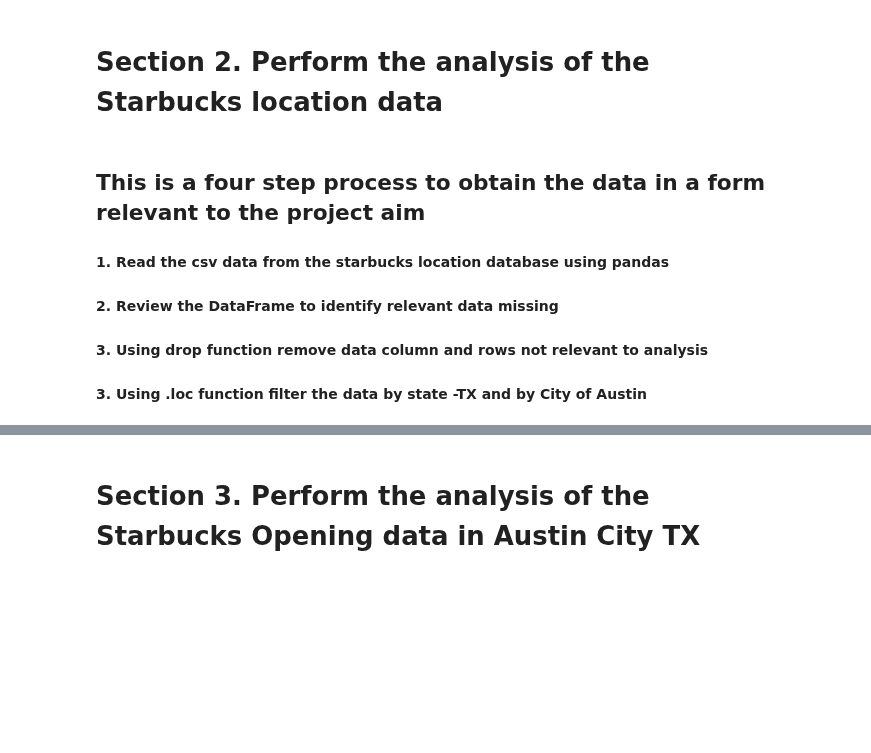
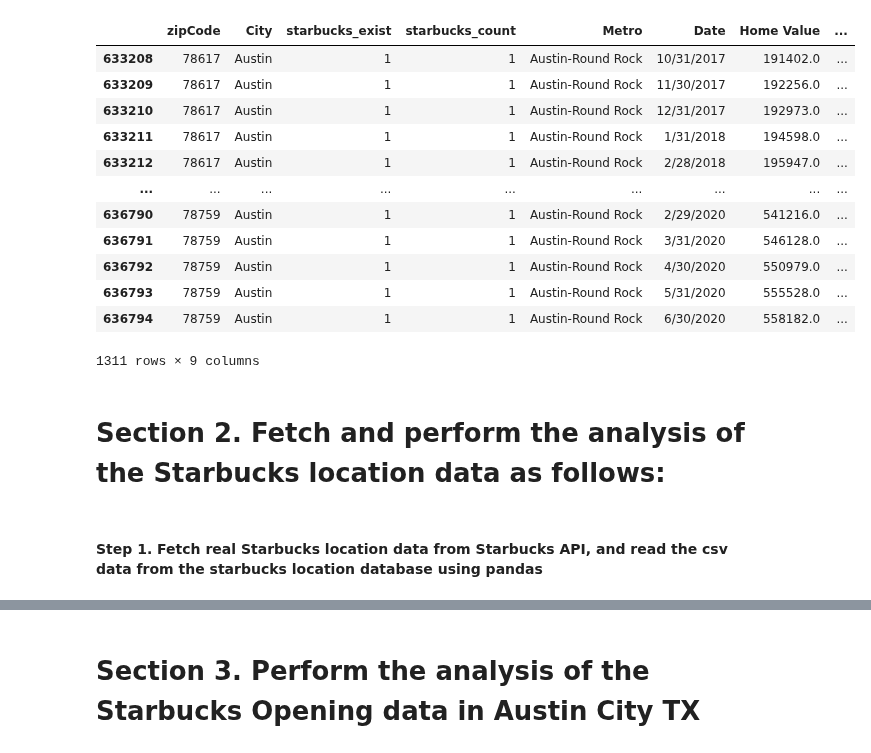
Before and after one commit to EGeorge2021r/Fintech5Falcons, a Jupyter notebook: Resources/project1_estate_data.ipynb, the cells around one changed output, grey strips where cells are left out. Cells and saved outputs as stored; diff of their text form; code cells hidden in the pictures; blank space fills up the shorter version.

```diff
--- a/Resources/project1_estate_data.ipynb
+++ b/Resources/project1_estate_data.ipynb
@@ -92,0 +173,17 @@ austin_estate_df
+# %%
+austin_estate_df.insert(3, "starbucks_count", "1", True)
+austin_estate_df
+# %% [output]
+|  | zipCode | City | starbucks_exist | starbucks_count | Metro | Date | Home Value | ... |
+| 633208 | 78617 | Austin | 1 | 1 | Austin-Round Rock | 10/31/2017 | 191402.0 | ... |
+| 633209 | 78617 | Austin | 1 | 1 | Austin-Round Rock | 11/30/2017 | 192256.0 | ... |
+| 633210 | 78617 | Austin | 1 | 1 | Austin-Round Rock | 12/31/2017 | 192973.0 | ... |
+| 633211 | 78617 | Austin | 1 | 1 | Austin-Round Rock | 1/31/2018 | 194598.0 | ... |
+| 633212 | 78617 | Austin | 1 | 1 | Austin-Round Rock | 2/28/2018 | 195947.0 | ... |
+| ... | ... | ... | ... | ... | ... | ... | ... | ... |
+| 636790 | 78759 | Austin | 1 | 1 | Austin-Round Rock | 2/29/2020 | 541216.0 | ... |
+| 636791 | 78759 | Austin | 1 | 1 | Austin-Round Rock | 3/31/2020 | 546128.0 | ... |
+| 636792 | 78759 | Austin | 1 | 1 | Austin-Round Rock | 4/30/2020 | 550979.0 | ... |
+| 636793 | 78759 | Austin | 1 | 1 | Austin-Round Rock | 5/31/2020 | 555528.0 | ... |
+| 636794 | 78759 | Austin | 1 | 1 | Austin-Round Rock | 6/30/2020 | 558182.0 | ... |
+1311 rows × 9 columns
@@ -93,11 +196,7 @@ austin_estate_df
 # %% [markdown]
-# Section 2. Perform the analysis of the Starbucks location data
+# Section 2. Fetch and perform the analysis of the Starbucks location data as follows:
-# %% [markdown]
-## This is a four step process to obtain the data in a form relevant to the project aim
-####    1. Read the csv data from the starbucks location database using pandas
-####    2. Review the DataFrame to identify relevant data missing
-####    3. Using drop function remove data column and rows not relevant to analysis
-####    3. Using .loc function filter the data by state -TX and by City of Austin
+# %% [markdown]
+####  Step 1. Fetch real  Starbucks location data from Starbucks API, and read the csv data from the starbucks location database using pandas
 # %%
 # Yel API to show the location on map
 
```
Also changed, not shown: parts of 28 cells of this notebook, 7 other files.
